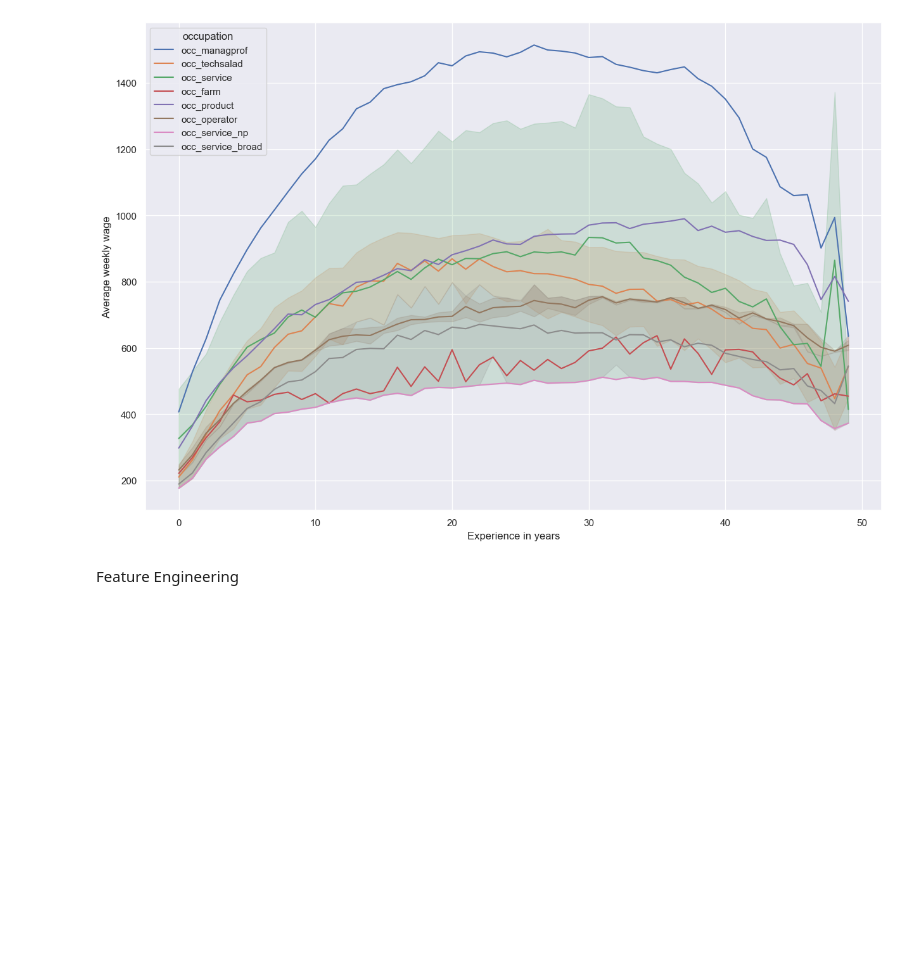
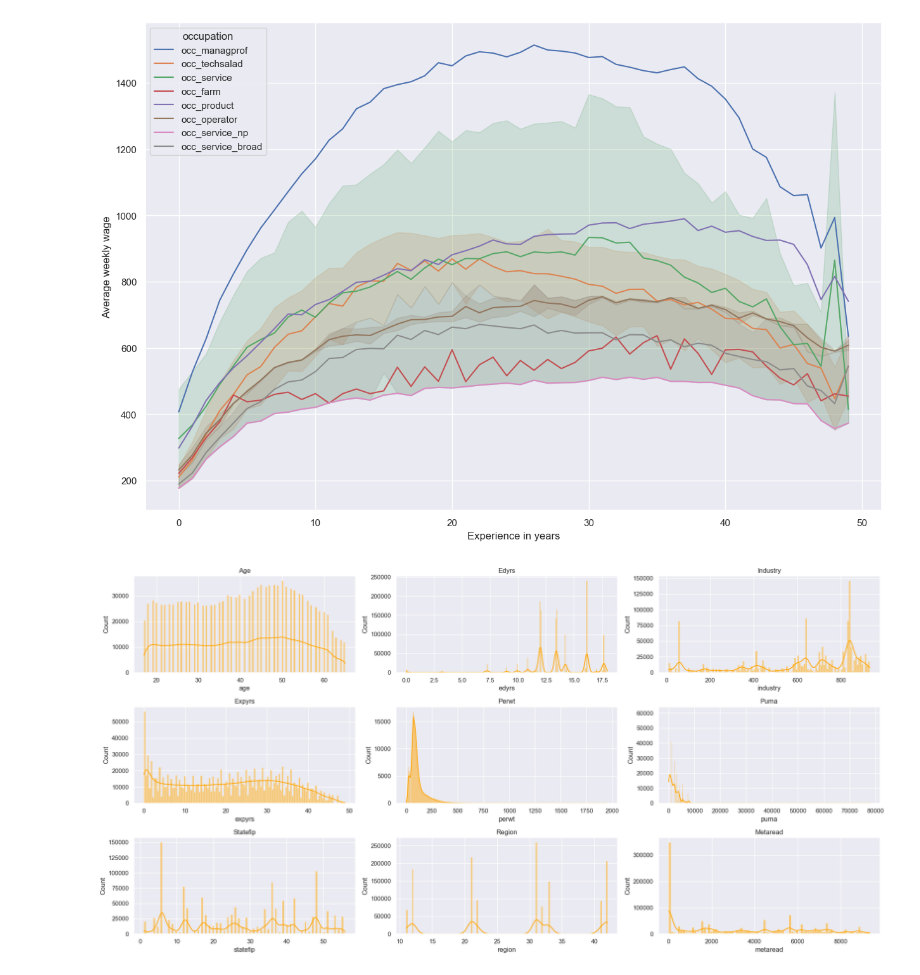
Before and after one commit to Somewhat-Coder/Microwages-ML, a Jupyter notebook: main.ipynb, the cells around one changed output. Saved outputs shown, nothing was run; the diff lists cells and outputs as text; code cells hidden in the pictures; blank space fills up the shorter version.

```diff
--- a/main.ipynb
+++ b/main.ipynb
@@ -250,5 +250,45 @@ ax.set_ylabel('Average weekly wage')
 # %% [output]
 Text(0, 0.5, 'Average weekly wage')
 [figure]
-# %% [markdown]
-Feature Engineering
+# %%
+# Create a 2x2 grid of subplots
+fig, axes = plt.subplots(3, 3, figsize=(20, 10))
+
+
+sns.histplot(x=df['age'], ax=axes[0, 0], color='orange', kde=True)
+axes[0, 0].set_title('Age')
+
+sns.histplot(x=df['edyrs'], ax=axes[0, 1], color='orange', kde=True)
+axes[0, 1].set_title('Edyrs')
+
+sns.histplot(x='industry', data=df, ax=axes[0, 2], color='orange', kde=True)
+axes[0, 2].set_title('Industry')
+
+sns.histplot(x=df['expyrs'], ax=axes[1, 0], color='orange', kde=True)
+axes[1, 0].set_title('Expyrs')
+
+sns.histplot(x=df['perwt'], ax=axes[1, 1], color='orange', kde=True)
+axes[1, 1].set_title('Perwt')
+
+sns.histplot(x='puma', data=df, ax=axes[1, 2], color='orange', kde=True)
+axes[1, 2].set_title('Puma')
+
+
+sns.histplot(x=df['statefip'], ax=axes[2, 0], color='orange', kde=True)
+axes[2, 0].set_title('Statefip')
+
+sns.histplot(x=df['region'], ax=axes[2, 1], color='orange', kde=True)
+axes[2, 1].set_title('Region')
+
+sns.histplot(x='metaread', data=df, ax=axes[2, 2], color='orange', kde=True)
+axes[2, 2].set_title('Metaread')
+
+
+
+# Adjust layout
+plt.tight_layout()
+
+# Show the plot
+plt.show()
+# %% [output]
+[figure, added]
```
Also changed, not shown: parts of 13 cells of this notebook, 1 other file.
